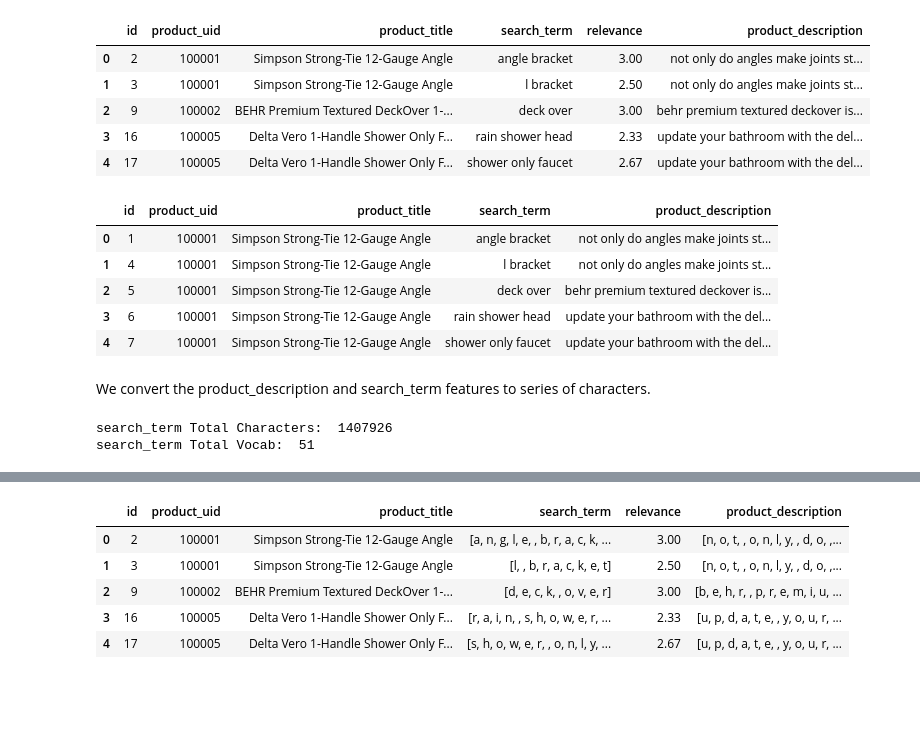
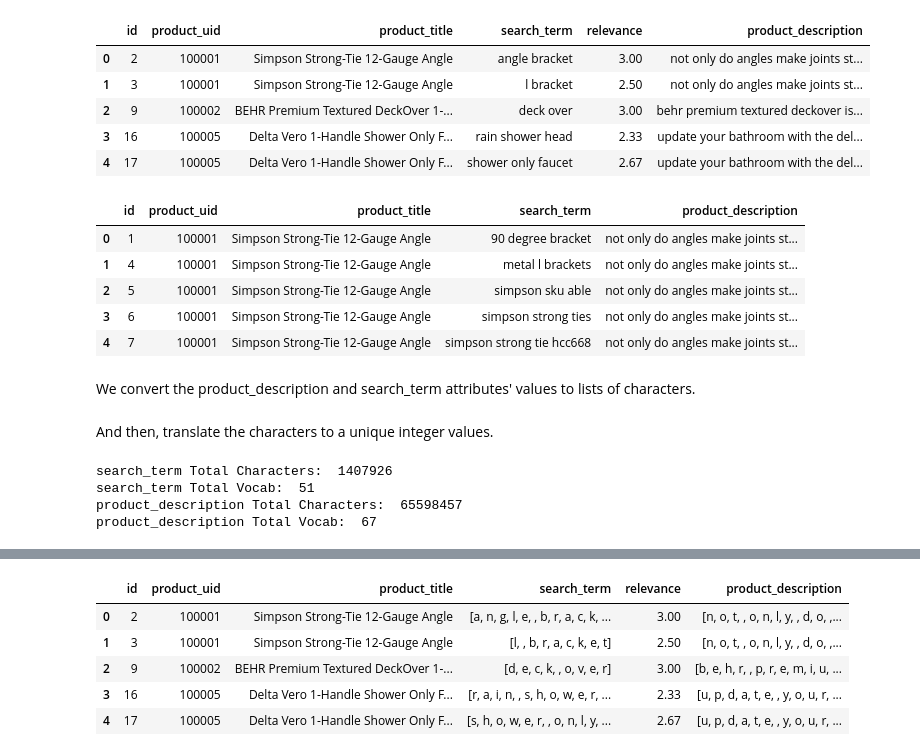
Before and after one commit to Igor8757/DeepLearnin, a Jupyter notebook: hw3dl.ipynb, the cells around one changed output, grey strips where cells are left out. Saved outputs shown, nothing was run; the diff lists cells and outputs as text; code cells hidden in the pictures; blank space fills up the shorter version.

```diff
--- a/hw3dl.ipynb
+++ b/hw3dl.ipynb
@@ -80,18 +120,19 @@ mergedTrain.head()
 # %%
 # move to end
 mergedTest= pd.merge(test, product_descriptions, how='inner', on='product_uid')
-mergedTest.search_term = mergedTrain.search_term.apply(lambda x: x.lower())
-mergedTest.product_description = mergedTrain.product_description.apply(lambda x: x.lower())
+mergedTest.search_term = mergedTest.search_term.apply(lambda x: x.lower())
+mergedTest.product_description = mergedTest.product_description.apply(lambda x: x.lower())
+
 mergedTest.head()
 # %% [output]
 |  | id | product_uid | product_title | search_term | product_description |
-| 0 | 1 | 100001 | Simpson Strong-Tie 12-Gauge Angle | angle bracket | not only do angles make joints st... |
-| 1 | 4 | 100001 | Simpson Strong-Tie 12-Gauge Angle | l bracket | not only do angles make joints st... |
-| 2 | 5 | 100001 | Simpson Strong-Tie 12-Gauge Angle | deck over | behr premium textured deckover is... |
-| 3 | 6 | 100001 | Simpson Strong-Tie 12-Gauge Angle | rain shower head | update your bathroom with the del... |
-| 4 | 7 | 100001 | Simpson Strong-Tie 12-Gauge Angle | shower only faucet | update your bathroom with the del... |
+| 0 | 1 | 100001 | Simpson Strong-Tie 12-Gauge Angle | 90 degree bracket | not only do angles make joints st... |
+| 1 | 4 | 100001 | Simpson Strong-Tie 12-Gauge Angle | metal l brackets | not only do angles make joints st... |
+| 2 | 5 | 100001 | Simpson Strong-Tie 12-Gauge Angle | simpson sku able | not only do angles make joints st... |
+| 3 | 6 | 100001 | Simpson Strong-Tie 12-Gauge Angle | simpson strong ties | not only do angles make joints st... |
+| 4 | 7 | 100001 | Simpson Strong-Tie 12-Gauge Angle | simpson strong tie hcc668 | not only do angles make joints st... |
 # %% [markdown]
-We convert the product_description and search_term features to series of characters.
+We convert the product_description and search_term attributes' values to lists of characters.
 # %%
 search_term_chars = []
 product_description_chars = []
@@ -99,6 +140,8 @@ search_term_chars = mergedTrain.search_term.apply(lambda x: search_term_chars +
 product_description_chars = mergedTrain.product_description.apply(lambda x: product_description_chars + list(x))
 search_term_chars = [item for sublist in search_term_chars for item in sublist]
 product_description_chars = [item for sublist in product_description_chars for item in sublist]
+# %% [markdown]
+And then, translate the characters to a unique integer values.
 # %%
 search_term_char_set = sorted(set(search_term_chars))
 product_description_char_set = sorted(set(product_description_chars))
@@ -107,10 +152,18 @@ search_term_int_to_char = dict((i, c) for i, c in enumerate(search_term_char_set
 product_description_char_to_int = dict((c, i) for i, c in enumerate(product_description_char_set))
 product_description_int_to_char = dict((i, c) for i, c in enumerate(product_description_char_set))
 # %%
+# summarize the loaded data
 n_chars = len(search_term_chars)
 n_vocab = len(search_term_char_set)
 print("search_term Total Characters: ", n_chars)
 print("search_term Total Vocab: ", n_vocab)
+
+n_chars2 = len(product_description_chars)
+n_vocab2 = len(product_description_char_set)
+print("product_description Total Characters: ", n_chars2)
+print("product_description Total Vocab: ", n_vocab2)
 # %% [output]
 search_term Total Characters:  1407926
 search_term Total Vocab:  51
+product_description Total Characters:  65598457
+product_description Total Vocab:  67
```
Also changed, not shown: parts of 39 cells of this notebook, 2 other files.
